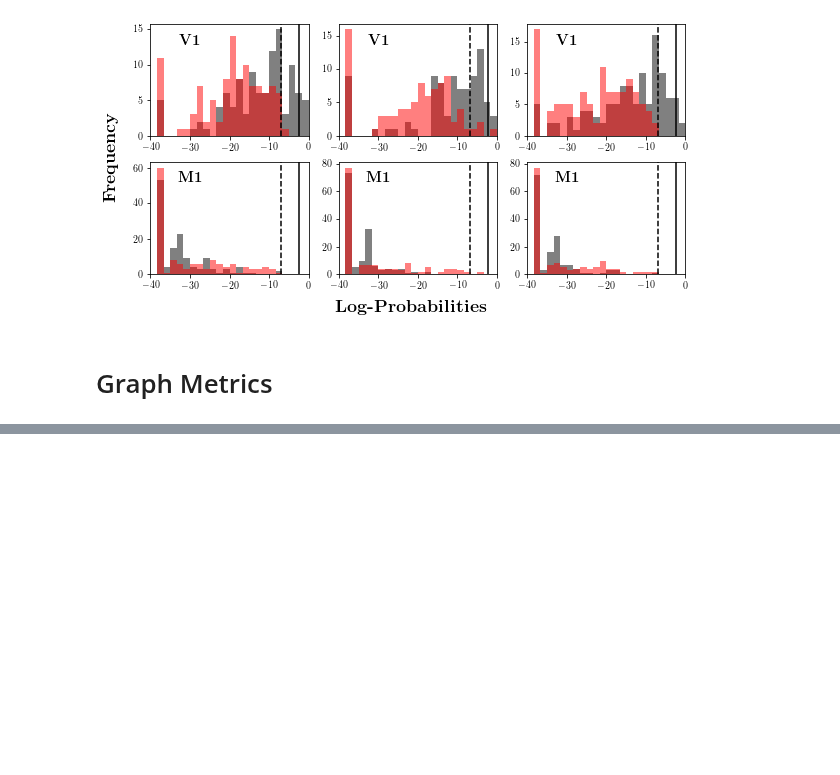
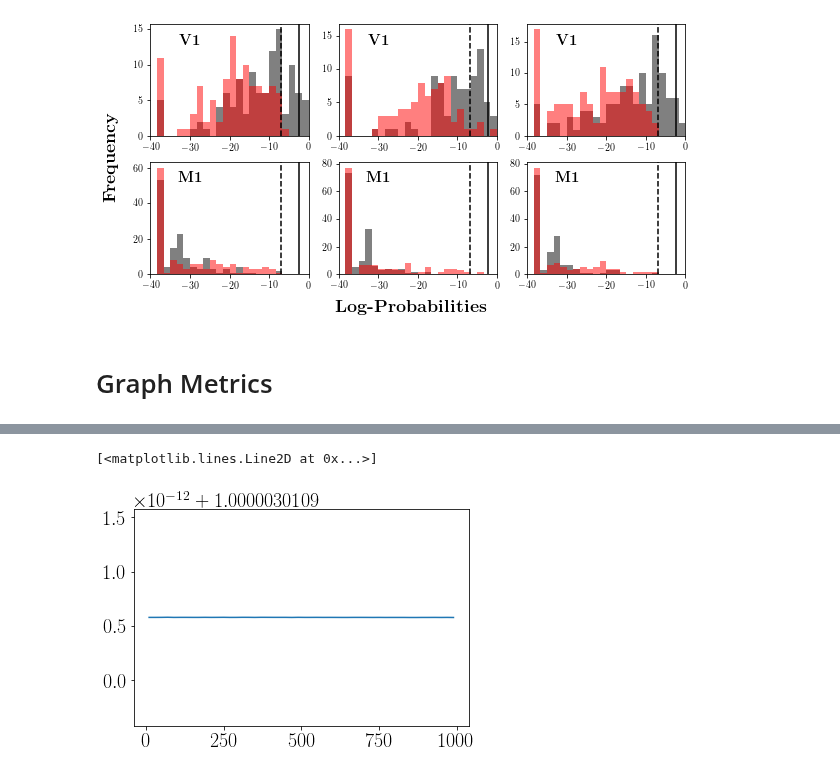
Before and after one commit to BouchardLab/neuroinference, a Jupyter notebook: notebooks/coupling/poisson_vs_lasso_comparison.ipynb, the cells around one changed output, grey strips where cells are left out. Cells and saved outputs as stored; diff of their text form; code cells hidden in the pictures; blank space fills up the shorter version.

Commit message:
graph analysis notebook

```diff
--- a/notebooks/coupling/poisson_vs_lasso_comparison.ipynb
+++ b/notebooks/coupling/poisson_vs_lasso_comparison.ipynb
@@ -388 +394,19 @@ plt.savefig('poisson_vs_lasso_metrics.pdf', bbox_inches='tight')
 [figure]
+# %%
+G, _ = create_symmetrized_graph(coupling_coefs=lasso_ccs[2])
+A = nx.adjacency_matrix(G).todense()
+# %%
+Ts = np.arange(10, 1000, 20)
+# %%
+traces = np.zeros(Ts.shape)
+for idx, T in enumerate(Ts):
+    C = np.zeros((A.shape[0], A.shape[0] * T))
+    for ii in range(T):
+        C[:, A.shape[0]*ii:A.shape[0]*(ii + 1)] = np.linalg.matrix_power(A, ii)
+    W = np.dot(C, C.T)
+    traces[idx] = np.min(np.linalg.eigh(W)[0])
+# %%
+plt.plot(Ts, traces)
+# %% [output]
+[<matplotlib.lines.Line2D at 0x...>]
+[figure, added]
```
Also changed, not shown: parts of 2 cells of this notebook, 2 other files.
